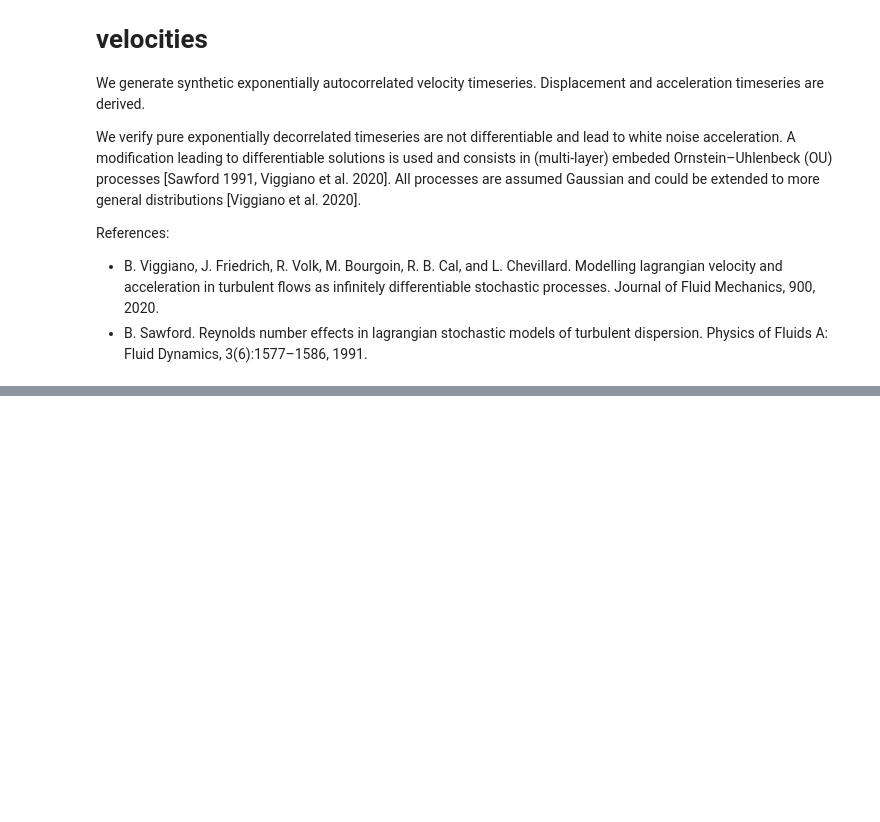
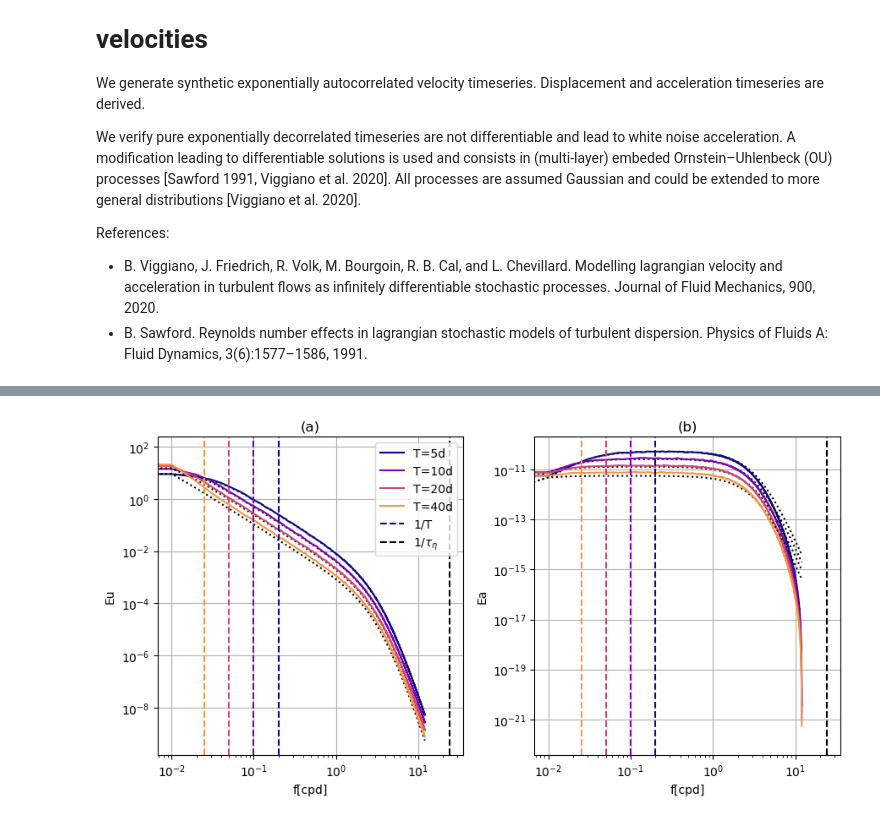
Before and after one commit to margot-demol/PhD, a Jupyter notebook: GDP/synthetics_trajectories/notebooks/diag_synthetic_trajectories_ou.ipynb, the cells around one changed output, grey strips where cells are left out. Saved outputs shown, nothing was run; the diff lists cells and outputs as text; code cells hidden in the pictures; blank space fills up the shorter version.

```diff
--- a/GDP/synthetics_trajectories/notebooks/diag_synthetic_trajectories_ou.ipynb
+++ b/GDP/synthetics_trajectories/notebooks/diag_synthetic_trajectories_ou.ipynb
@@ -550,0 +236,4 @@ NameError: name 'cluster' is not defined
+# %%
+plot_psd(ds);
+# %% [output]
+[figure, added]
```
Also changed, not shown: parts of 61 cells of this notebook, 10 other files.
